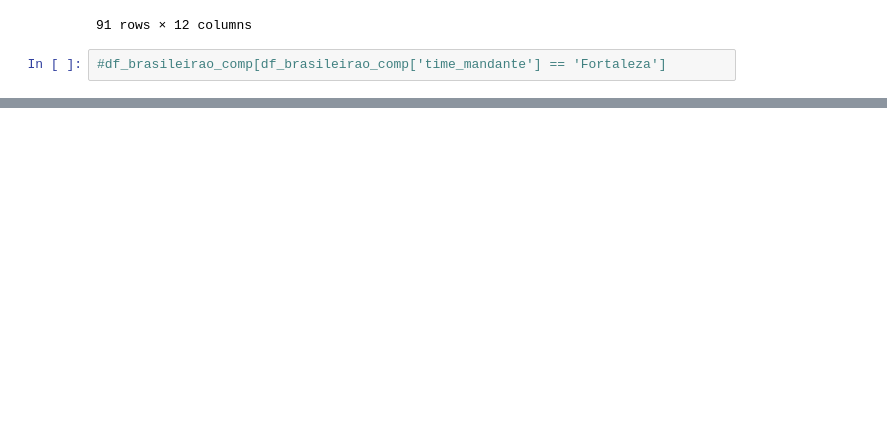
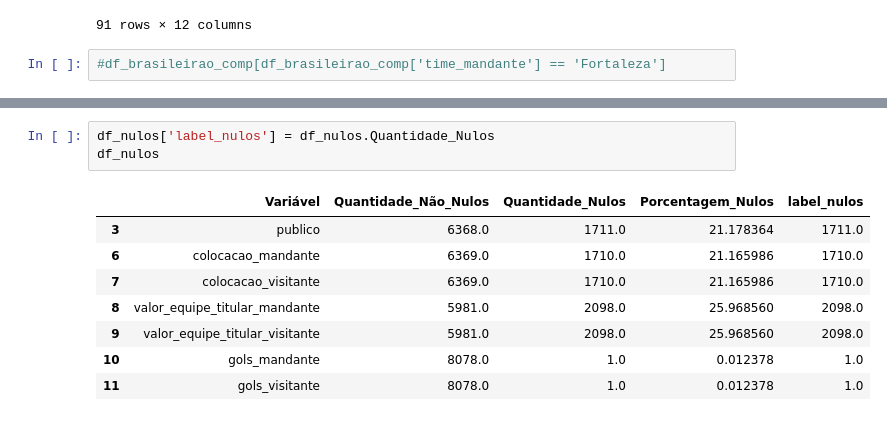
Before and after one commit to salomaofreitasjr/TCC_PUC_MINAS_POS_CIENCIA_DE_DADOS_2023, a Jupyter notebook: Projeto Python/02 - Preparação de Dados.ipynb, the cells around one changed output, grey strips where cells are left out. Drawn from its saved outputs; the diff is of its cells as text; blank space fills up the shorter version.

```diff
--- a/Projeto Python/02 - Preparação de Dados.ipynb
+++ b/Projeto Python/02 - Preparação de Dados.ipynb
@@ -376,0 +481,12 @@ dtype: int64
+# %%
+df_nulos['label_nulos'] = df_nulos.Quantidade_Nulos
+df_nulos
+# %% [output]
+|  | Variável | Quantidade_Não_Nulos | Quantidade_Nulos | Porcentagem_Nulos | label_nulos |
+| 3 | publico | 6368.0 | 1711.0 | 21.178364 | 1711.0 |
+| 6 | colocacao_mandante | 6369.0 | 1710.0 | 21.165986 | 1710.0 |
+| 7 | colocacao_visitante | 6369.0 | 1710.0 | 21.165986 | 1710.0 |
+| 8 | valor_equipe_titular_mandante | 5981.0 | 2098.0 | 25.968560 | 2098.0 |
+| 9 | valor_equipe_titular_visitante | 5981.0 | 2098.0 | 25.968560 | 2098.0 |
+| 10 | gols_mandante | 8078.0 | 1.0 | 0.012378 | 1.0 |
+| 11 | gols_visitante | 8078.0 | 1.0 | 0.012378 | 1.0 |
```
Also changed, not shown: parts of 19 cells of this notebook.
